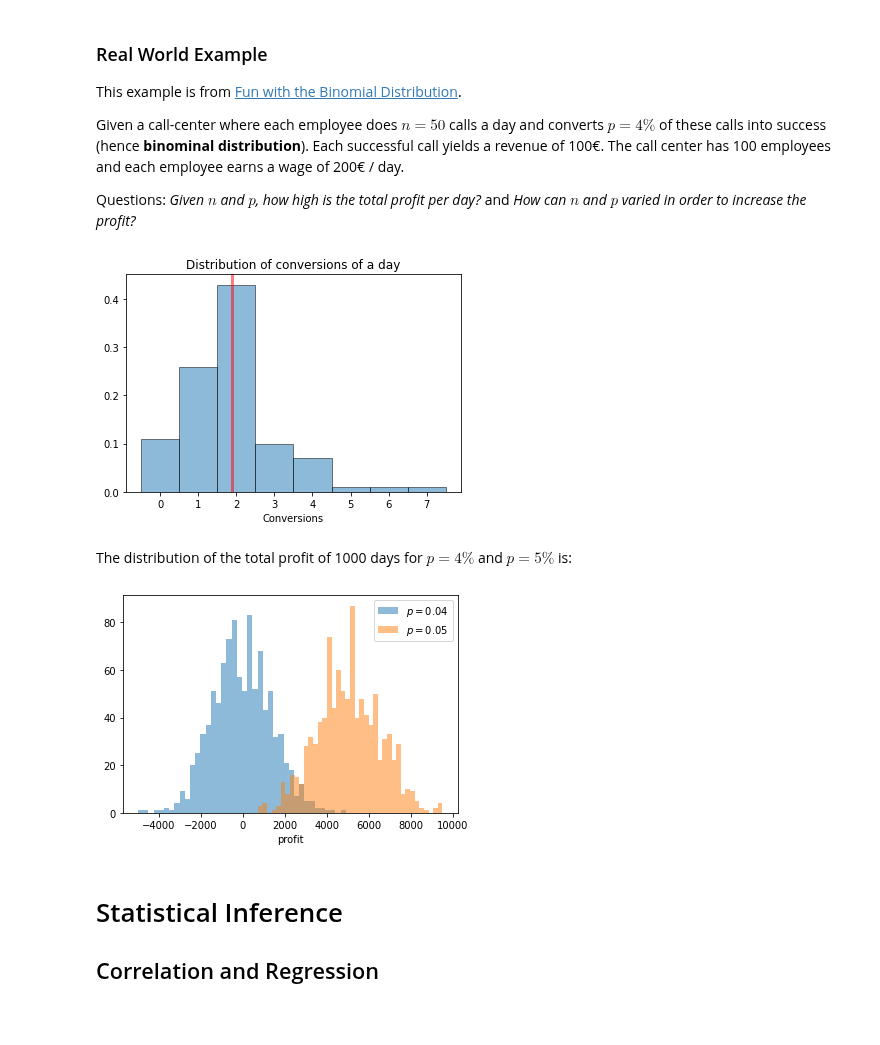
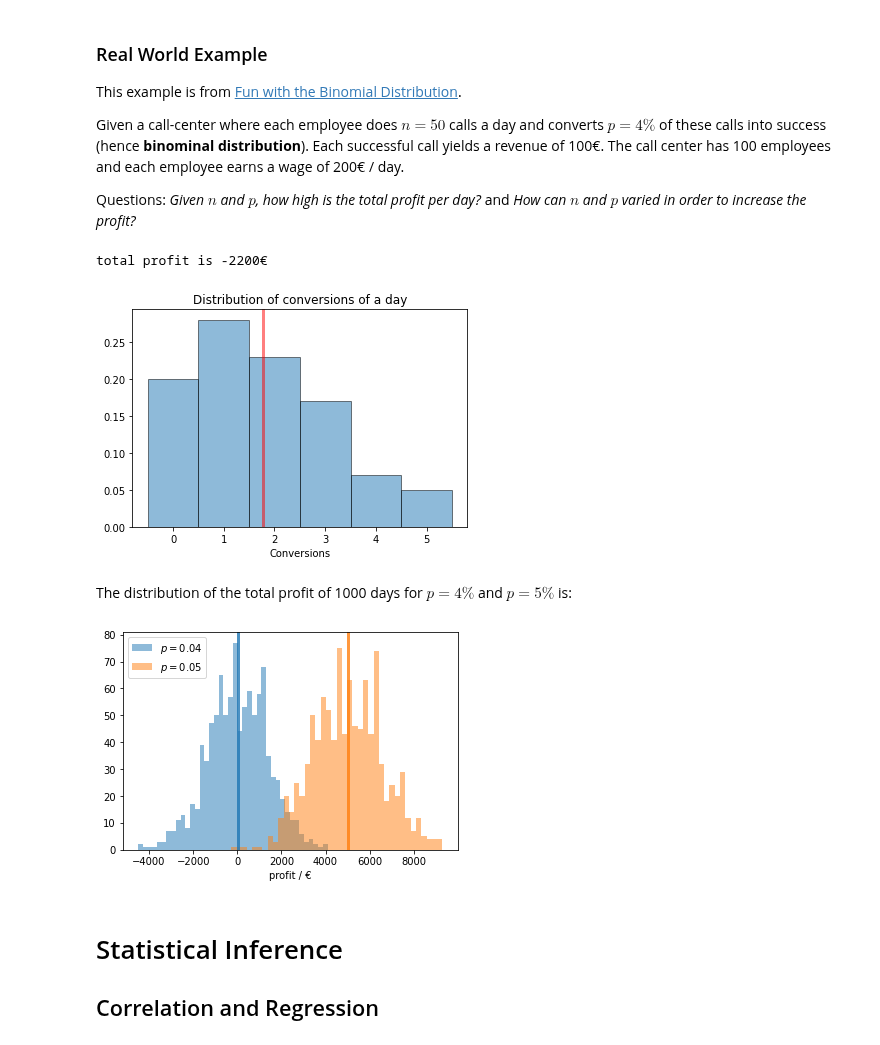
Before and after one commit to thomd/math, a Jupyter notebook: statistics.ipynb, the cells around one changed output. Saved outputs shown, nothing was run; the diff lists cells and outputs as text; code cells hidden in the pictures; blank space fills up the shorter version.

```diff
--- a/statistics.ipynb
+++ b/statistics.ipynb
@@ -840,31 +840,41 @@ employees = 100
 wage = 200
 
 conversions = np.random.binomial(n, p, size=employees)  # conversions per day of the call-center
+
+print(f'total profit is {np.sum(conversions) * revenue - employees * wage}€')
+# %% [output]
+total profit is -2200€
 # %%
 import matplotlib.pyplot as plt
 
 mean = np.mean(conversions)
 std = np.std(conversions)
 
 bins = np.arange(0, conversions.max() + 1.5) - 0.5
 plt.title('Distribution of conversions of a day')
 plt.xlabel('Conversions')
-plt.hist(conversions, density=True, bins=bins, edgecolor='black', alpha=0.5)
+plt.hist(conversions, density=True, bins=bins, edgecolor='k', alpha=0.5)
 plt.axvline(mean, color='red', lw=3, alpha=0.5);
 # %% [output]
-[figure, old version]
+[figure, new version]
 # %% [markdown]
 The distribution of the total profit of 1000 days for $p = 4\%$ and $p = 5\%$ is:
 # %%
 def profits(n, p):
-    return [(np.sum(np.random.binomial(n, p, size=employees)) * revenue - employees * wage) for _ in range(1000)]
+    return [np.sum(np.random.binomial(n, p, size=employees)) * revenue - employees * wage for _ in range(1000)]
 
-plt.xlabel('profit')
-plt.hist(profits(50, 0.04), bins=40, alpha=0.5, label=r'$p = 0.04$')
-plt.hist(profits(50, 0.05), bins=40, alpha=0.5, label=r'$p = 0.05$')
+profits_4 = profits(50, 0.04)
+plt.hist(profits_4, bins=40, alpha=0.5, label=r'$p = 0.04$')
+plt.axvline(np.mean(profits_4), lw=3, alpha=0.8);
+
+profits_5 = profits(50, 0.05)
+plt.hist(profits_5, bins=40, alpha=0.5, label=r'$p = 0.05$')
+plt.axvline(np.mean(profits_5), color='#ff7f0e', lw=3, alpha=0.8);
+
+plt.xlabel('profit / €')
 plt.legend();
 # %% [output]
-[figure, old version]
+[figure, new version]
 # %% [markdown]
 # Statistical Inference
 
```
